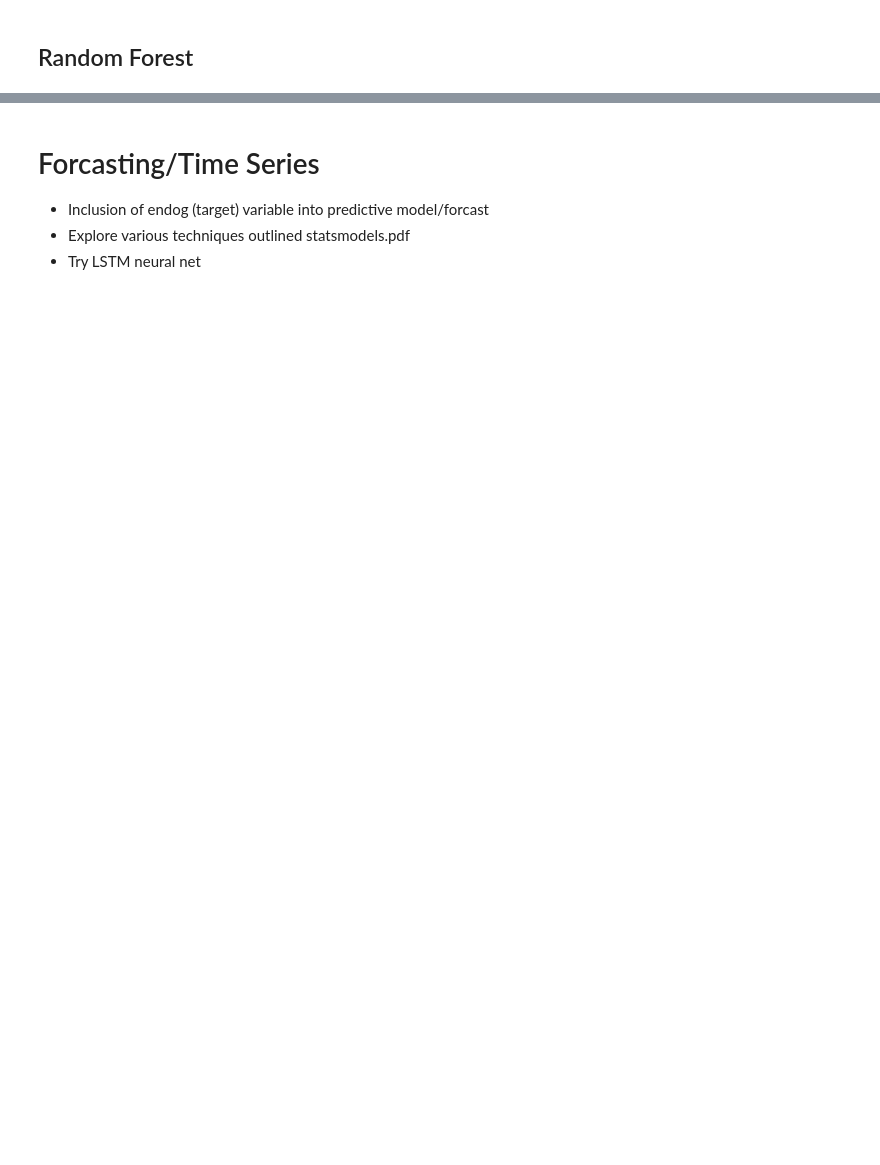
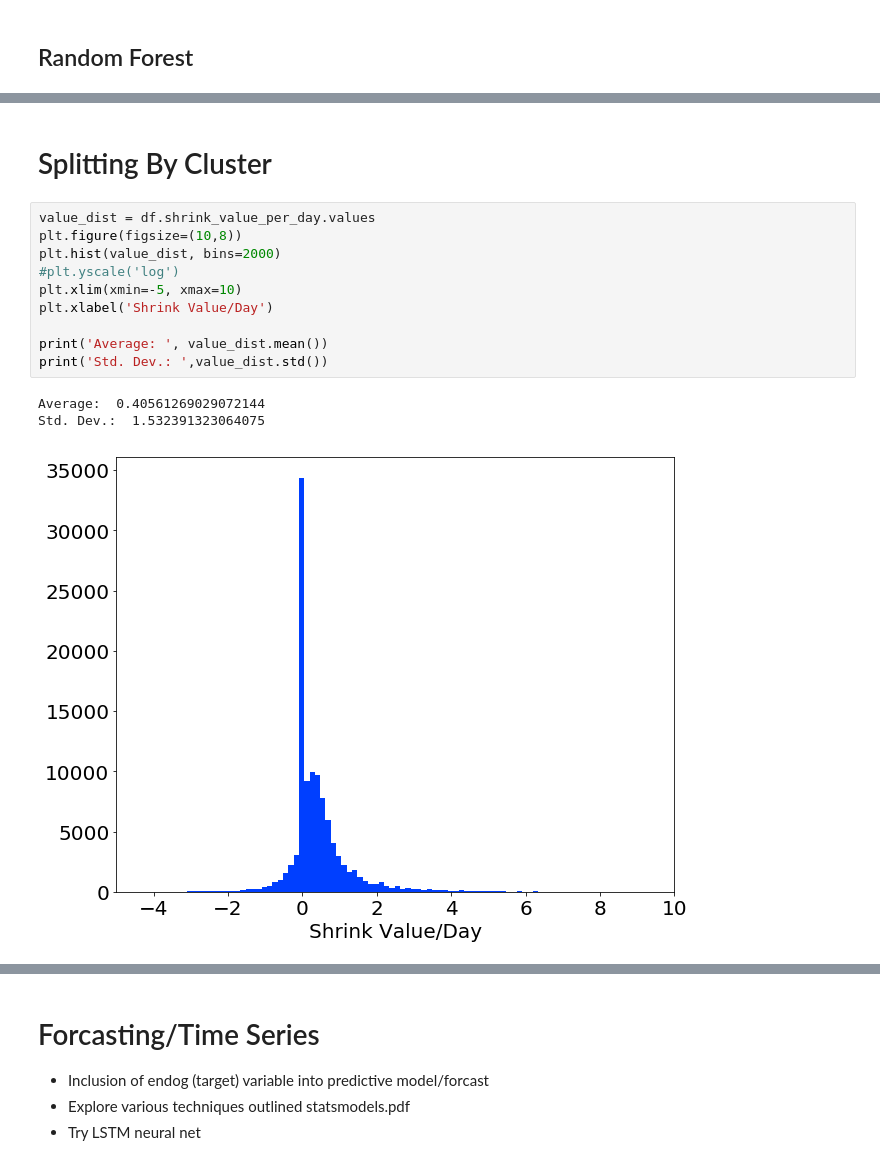
Before and after one commit to lukeolson13/capstone, a Jupyter notebook: EDA.ipynb, the cells around one changed output, grey strips where cells are left out. Drawn from its saved outputs; the diff is of its cells as text; blank space fills up the shorter version.

```diff
--- a/EDA.ipynb
+++ b/EDA.ipynb
@@ -681,0 +604,16 @@ SVR(C=1.0, cache_size=200, coef0=0.0, degree=3, epsilon=0.1, gamma='auto',
+# %% [markdown]
+# Splitting By Cluster
+# %%
+value_dist = df.shrink_value_per_day.values
+plt.figure(figsize=(10,8))
+plt.hist(value_dist, bins=2000)
+#plt.yscale('log')
+plt.xlim(xmin=-5, xmax=10)
+plt.xlabel('Shrink Value/Day')
+
+print('Average: ', value_dist.mean())
+print('Std. Dev.: ',value_dist.std())
+# %% [output]
+Average:  0.40561269029072144
+Std. Dev.:  1.532391323064075
+[figure, added]
```
Also changed, not shown: parts of 82 cells of this notebook.
